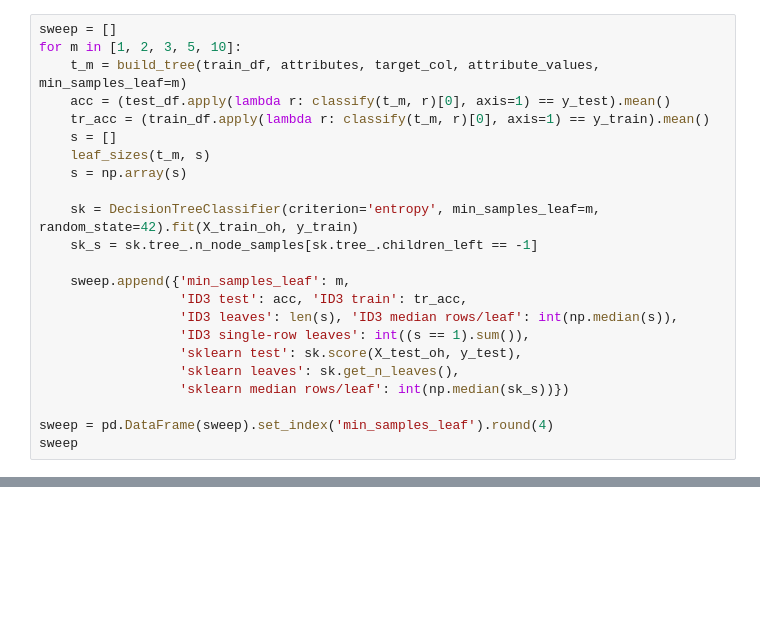
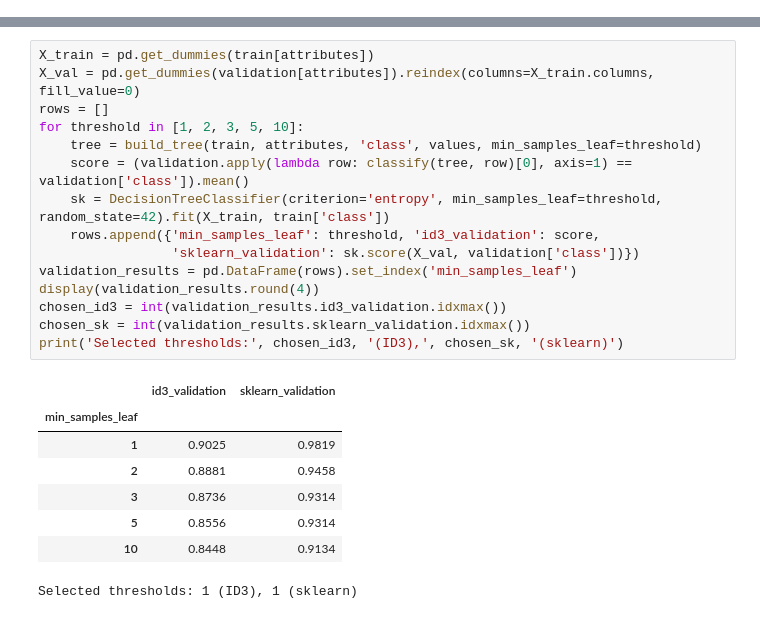
Before and after one commit to JinWanKim98/ml-from-scratch, a Jupyter notebook: 03_vs_sklearn.ipynb, the cells around one changed output, grey strips where cells are left out. Saved outputs shown, nothing was run; the diff lists cells and outputs as text; blank space fills up the shorter version.

```diff
--- a/03_vs_sklearn.ipynb
+++ b/03_vs_sklearn.ipynb
@@ -334,23 +152,0 @@ scikit-learn, which barely has the problem.
-# %%
-sweep = []
-for m in [1, 2, 3, 5, 10]:
-    t_m = build_tree(train_df, attributes, target_col, attribute_values, min_samples_leaf=m)
-    acc = (test_df.apply(lambda r: classify(t_m, r)[0], axis=1) == y_test).mean()
-    tr_acc = (train_df.apply(lambda r: classify(t_m, r)[0], axis=1) == y_train).mean()
-    s = []
-    leaf_sizes(t_m, s)
-    s = np.array(s)
-
-    sk = DecisionTreeClassifier(criterion='entropy', min_samples_leaf=m, random_state=42).fit(X_train_oh, y_train)
-    sk_s = sk.tree_.n_node_samples[sk.tree_.children_left == -1]
-
-    sweep.append({'min_samples_leaf': m,
-                  'ID3 test': acc, 'ID3 train': tr_acc,
-                  'ID3 leaves': len(s), 'ID3 median rows/leaf': int(np.median(s)),
-                  'ID3 single-row leaves': int((s == 1).sum()),
-                  'sklearn test': sk.score(X_test_oh, y_test),
-                  'sklearn leaves': sk.get_n_leaves(),
-                  'sklearn median rows/leaf': int(np.median(sk_s))})
-
-sweep = pd.DataFrame(sweep).set_index('min_samples_leaf').round(4)
-sweep
@@ -432,0 +158,24 @@ unspecified.
+# %%
+X_train = pd.get_dummies(train[attributes])
+X_val = pd.get_dummies(validation[attributes]).reindex(columns=X_train.columns, fill_value=0)
+rows = []
+for threshold in [1, 2, 3, 5, 10]:
+    tree = build_tree(train, attributes, 'class', values, min_samples_leaf=threshold)
+    score = (validation.apply(lambda row: classify(tree, row)[0], axis=1) == validation['class']).mean()
+    sk = DecisionTreeClassifier(criterion='entropy', min_samples_leaf=threshold, random_state=42).fit(X_train, train['class'])
+    rows.append({'min_samples_leaf': threshold, 'id3_validation': score,
+                 'sklearn_validation': sk.score(X_val, validation['class'])})
+validation_results = pd.DataFrame(rows).set_index('min_samples_leaf')
+display(validation_results.round(4))
+chosen_id3 = int(validation_results.id3_validation.idxmax())
+chosen_sk = int(validation_results.sklearn_validation.idxmax())
+print('Selected thresholds:', chosen_id3, '(ID3),', chosen_sk, '(sklearn)')
+# %% [output]
+|  | id3_validation | sklearn_validation |
+| min_samples_leaf |  |  |
+| 1 | 0.9025 | 0.9819 |
+| 2 | 0.8881 | 0.9458 |
+| 3 | 0.8736 | 0.9314 |
+| 5 | 0.8556 | 0.9314 |
+| 10 | 0.8448 | 0.9134 |
+Selected thresholds: 1 (ID3), 1 (sklearn)
```
Also changed, not shown: parts of 27 cells of this notebook, 6 other files.
